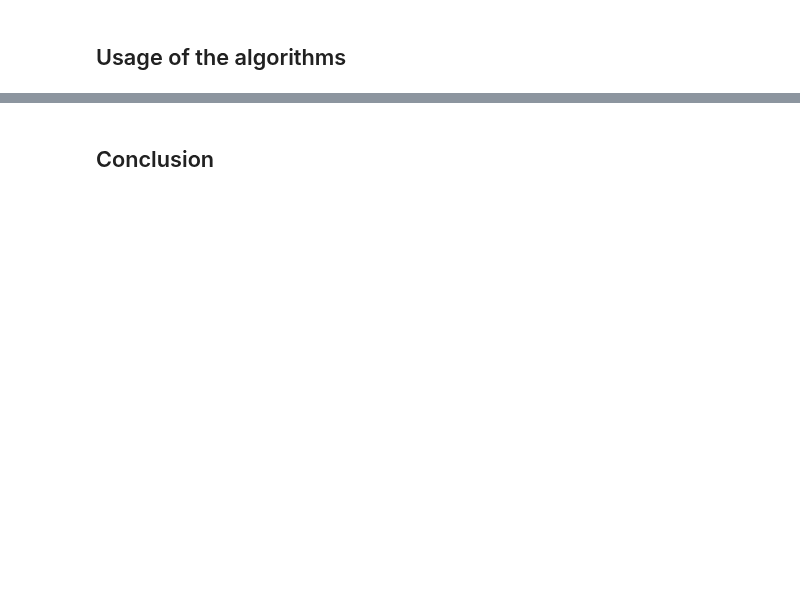
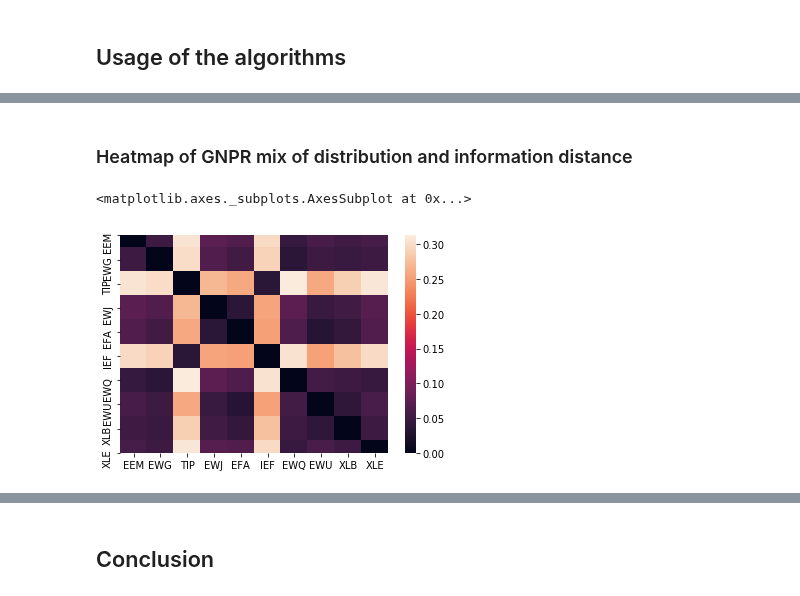
Before and after one commit to tzw101/research, a Jupyter notebook: Codependence/Codependence by Marti/codependence_by_marti.ipynb, the cells around one changed output, grey strips where cells are left out. Cells and saved outputs as stored; diff of their text form; code cells hidden in the pictures; blank space fills up the shorter version.

```diff
--- a/Codependence/Codependence by Marti/codependence_by_marti.ipynb
+++ b/Codependence/Codependence by Marti/codependence_by_marti.ipynb
@@ -24,0 +218,7 @@ This description is based on the paper by _Gautier Marti_ __“Some contribution
+# %% [markdown]
+### Heatmap of GNPR mix of distribution and information distance
+# %%
+sns.heatmap(gnpr_matrix_mix)
+# %% [output]
+<matplotlib.axes._subplots.AxesSubplot at 0x...>
+[figure, added]
```
Also changed, not shown: parts of 29 cells of this notebook.
